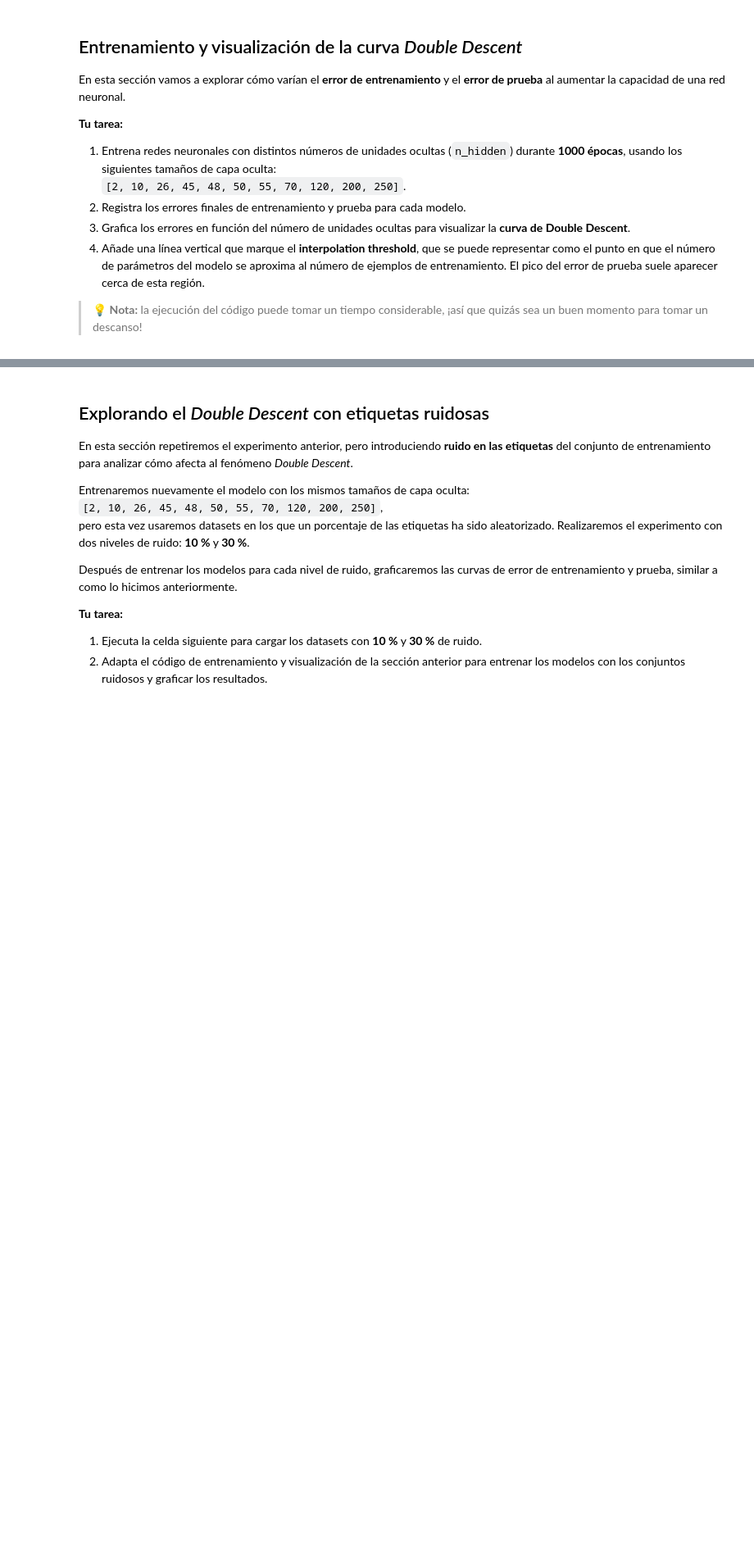
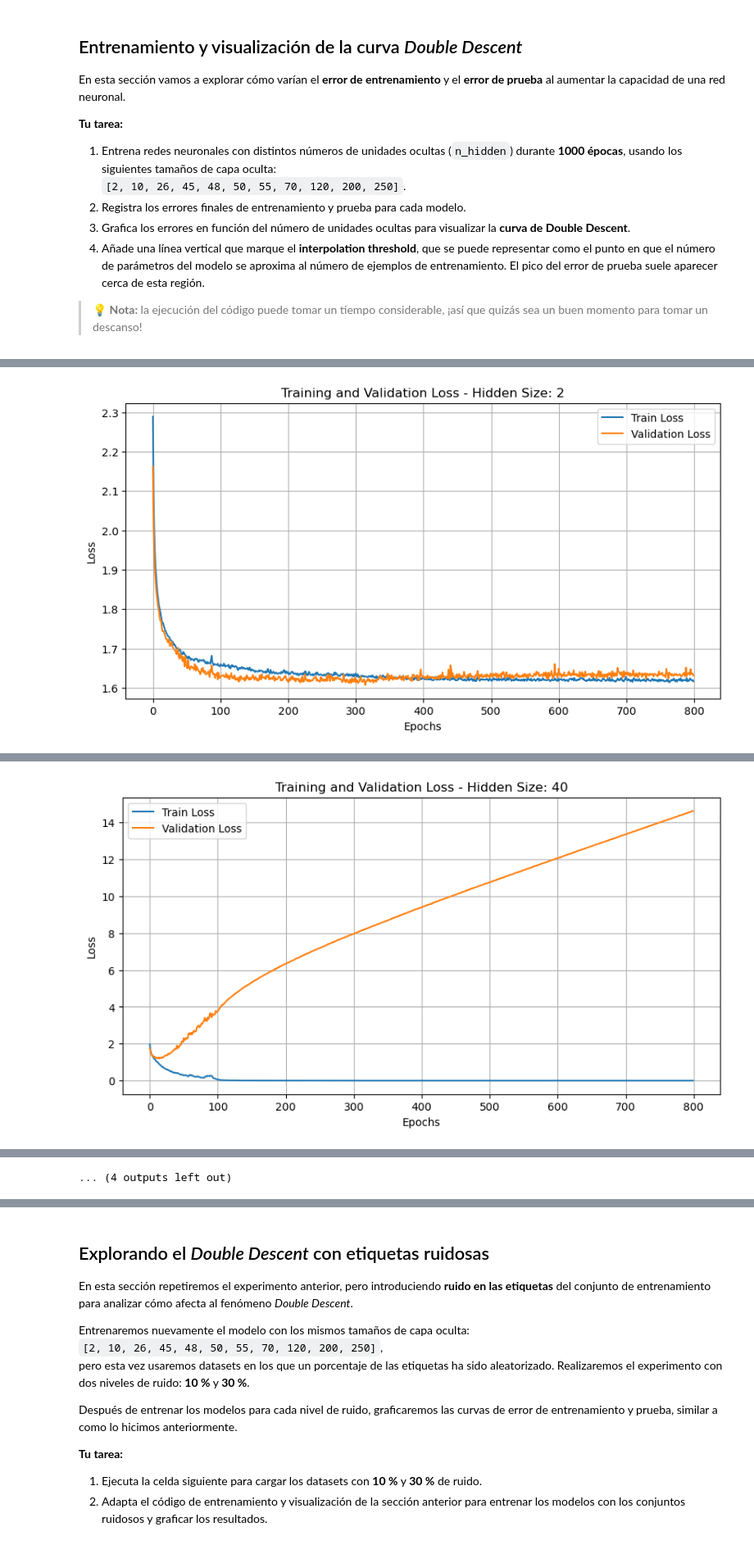
Before and after one commit to nataliacampiglia/deep_learling_tarea_2, a Jupyter notebook: Notebook_Double_Descent.ipynb, the cells around one changed output, grey strips where cells are left out. Shown at 82% size. Saved outputs shown, nothing was run; the diff lists cells and outputs as text; code cells hidden in the pictures; blank space fills up the shorter version.

```diff
--- a/Notebook_Double_Descent.ipynb
+++ b/Notebook_Double_Descent.ipynb
@@ -342,0 +336,9 @@ plot_double_descent(training_errors, validation_errors)
+# %%
+training_errors_long = []
+validation_errors_long = []
+for n_hidden in LONG_HIDDEN_SIZES:
+    print(f"\nEntrenando modelo con {n_hidden} unidades ocultas")
+    train_error, val_error = train_model(n_hidden, train_loader, val_loader)
+    training_errors_long.append(train_error)
+    validation_errors_long.append(val_error)
+# %% [output]
@@ -342,0 +347 @@ plot_double_descent(training_errors, validation_errors)
+[figure, added]
@@ -342,0 +350 @@ plot_double_descent(training_errors, validation_errors)
+[figure, added]
@@ -342,0 +363 @@ plot_double_descent(training_errors, validation_errors)
+... (4 outputs left out)
```
Also changed, not shown: parts of 15 cells of this notebook, 1 other file.
